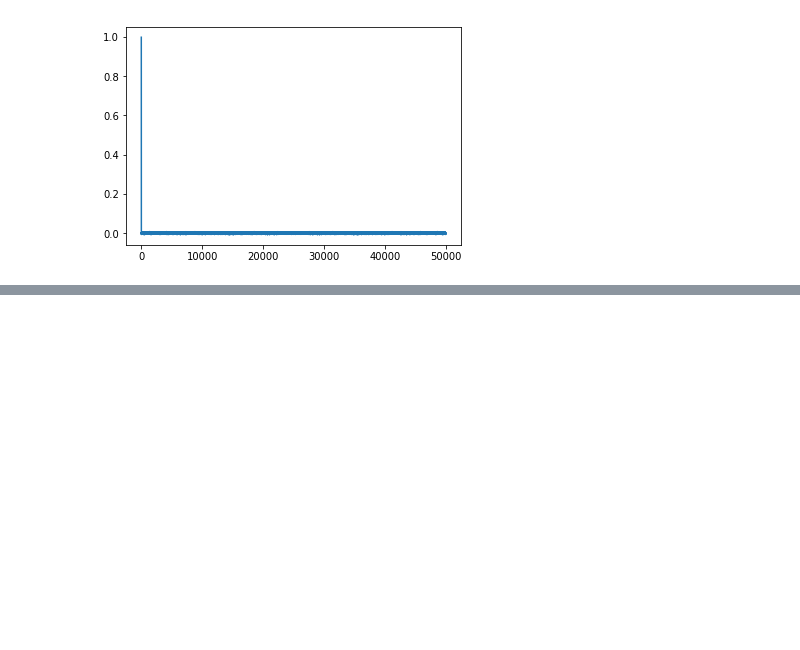
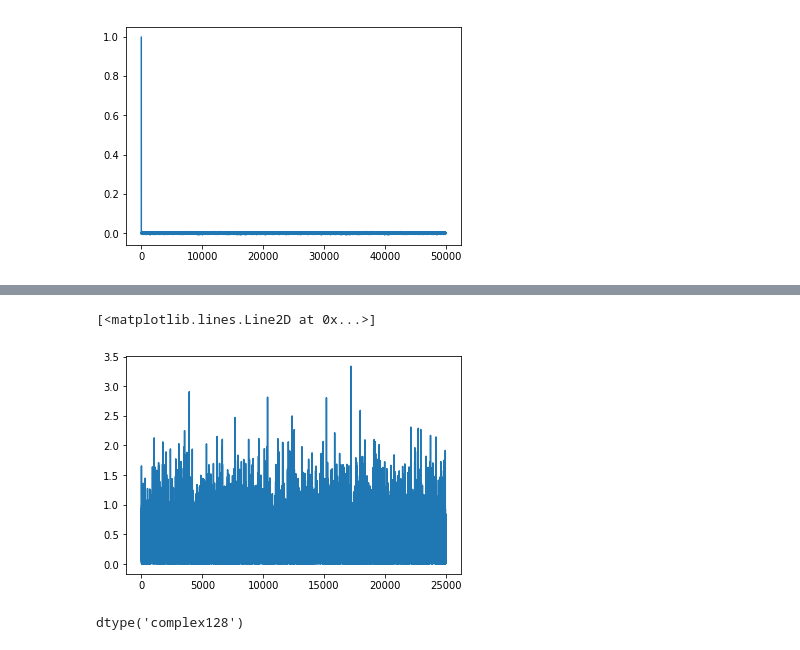
Before and after one commit to lambdaofgod/examples-counterexamples, a Jupyter notebook: notebooks/Audio in Jupyter - DSP.ipynb, the cells around one changed output, grey strips where cells are left out. Saved outputs shown, nothing was run; the diff lists cells and outputs as text; code cells hidden in the pictures; blank space fills up the shorter version.

```diff
--- a/notebooks/Audio in Jupyter - DSP.ipynb
+++ b/notebooks/Audio in Jupyter - DSP.ipynb
@@ -28,0 +51,12 @@ Audio(data=np.real(x), rate=14440)
+# %%
+x_b_corr = np.correlate(x_b, x_b, mode='full')[:x_b.size // 2]
+x_b_sd = np.fft.fft(x_b_corr)
+# %%
+plt.plot(np.abs(x_b_sd) ** 2)
+# %% [output]
+[<matplotlib.lines.Line2D at 0x...>]
+[figure, added]
+# %%
+x_b_sd.dtype
+# %% [output]
+dtype('complex128')
```
Also changed, not shown: parts of 8 cells of this notebook.
